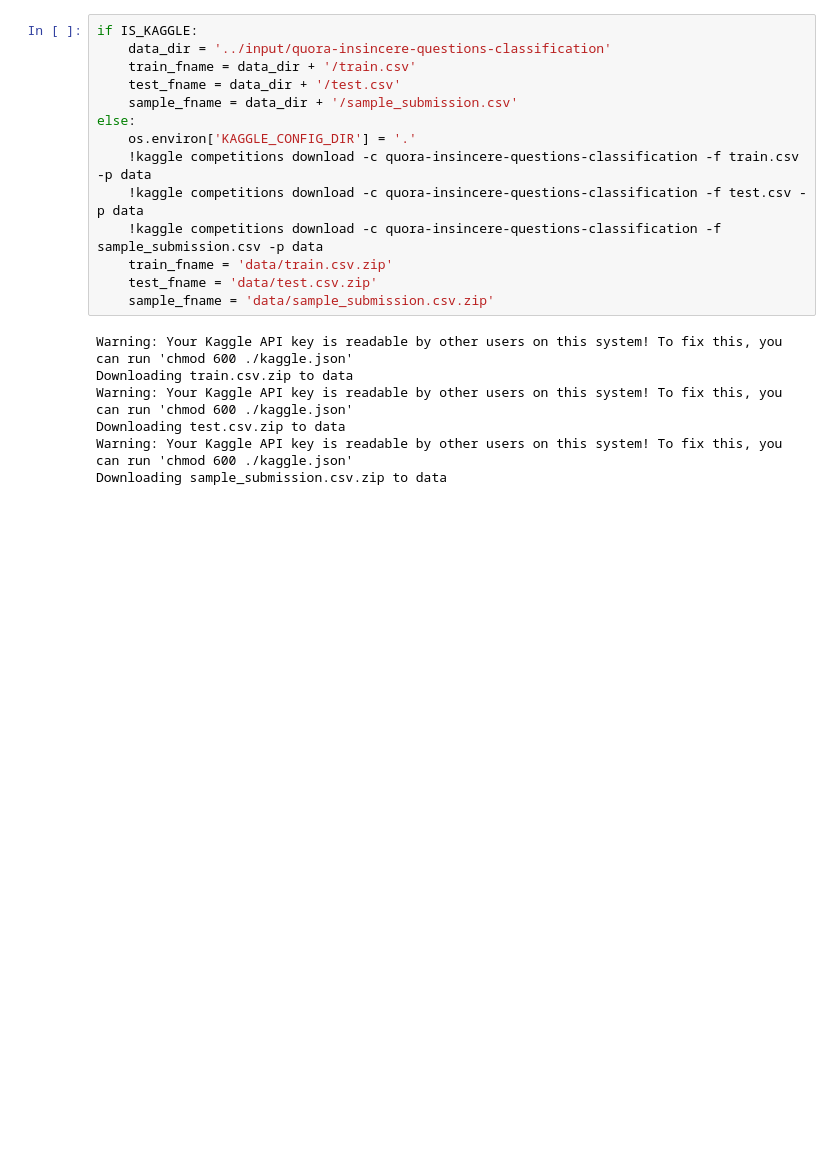
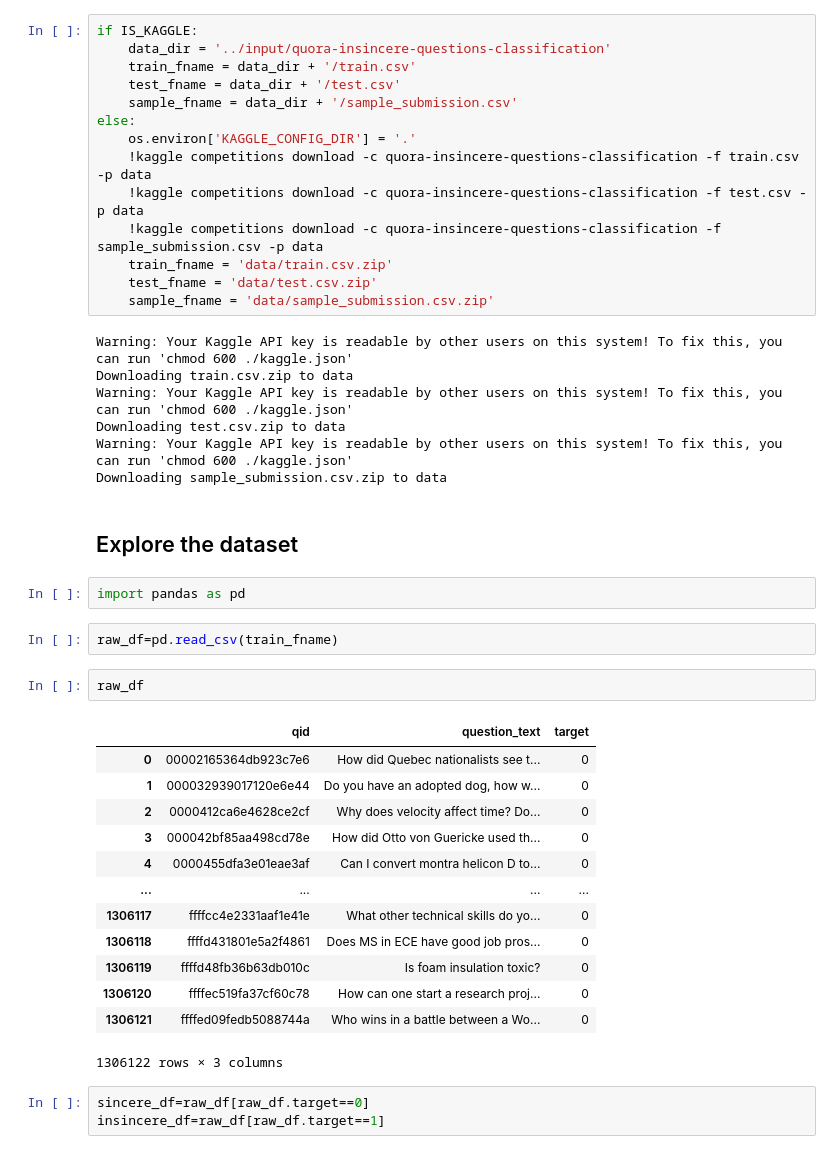
Before and after one commit to INCREDIBLE-AURNOB/NLP, a Jupyter notebook: Text_classification_bag_of_words_.ipynb, the cells around one changed output. Drawn from its saved outputs; the diff is of its cells as text; blank space fills up the shorter version.

```diff
--- a/Text_classification_bag_of_words_.ipynb
+++ b/Text_classification_bag_of_words_.ipynb
@@ -29,3 +31,28 @@ Warning: Your Kaggle API key is readable by other users on this system! To fix t
 Downloading test.csv.zip to data
 Warning: Your Kaggle API key is readable by other users on this system! To fix this, you can run 'chmod 600 ./kaggle.json'
 Downloading sample_submission.csv.zip to data
+# %% [markdown]
+## Explore the dataset
+# %%
+import pandas as pd
+# %%
+raw_df=pd.read_csv(train_fname)
+# %%
+raw_df
+# %% [output]
+|  | qid | question_text | target |
+| 0 | 00002165364db923c7e6 | How did Quebec nationalists see t... | 0 |
+| 1 | 000032939017120e6e44 | Do you have an adopted dog, how w... | 0 |
+| 2 | 0000412ca6e4628ce2cf | Why does velocity affect time? Do... | 0 |
+| 3 | 000042bf85aa498cd78e | How did Otto von Guericke used th... | 0 |
+| 4 | 0000455dfa3e01eae3af | Can I convert montra helicon D to... | 0 |
+| ... | ... | ... | ... |
+| 1306117 | ffffcc4e2331aaf1e41e | What other technical skills do yo... | 0 |
+| 1306118 | ffffd431801e5a2f4861 | Does MS in ECE have good job pros... | 0 |
+| 1306119 | ffffd48fb36b63db010c | Is foam insulation toxic? | 0 |
+| 1306120 | ffffec519fa37cf60c78 | How can one start a research proj... | 0 |
+| 1306121 | ffffed09fedb5088744a | Who wins in a battle between a Wo... | 0 |
+1306122 rows × 3 columns
+# %%
+sincere_df=raw_df[raw_df.target==0]
+insincere_df=raw_df[raw_df.target==1]
```
Also changed, not shown: parts of 8 cells of this notebook.
